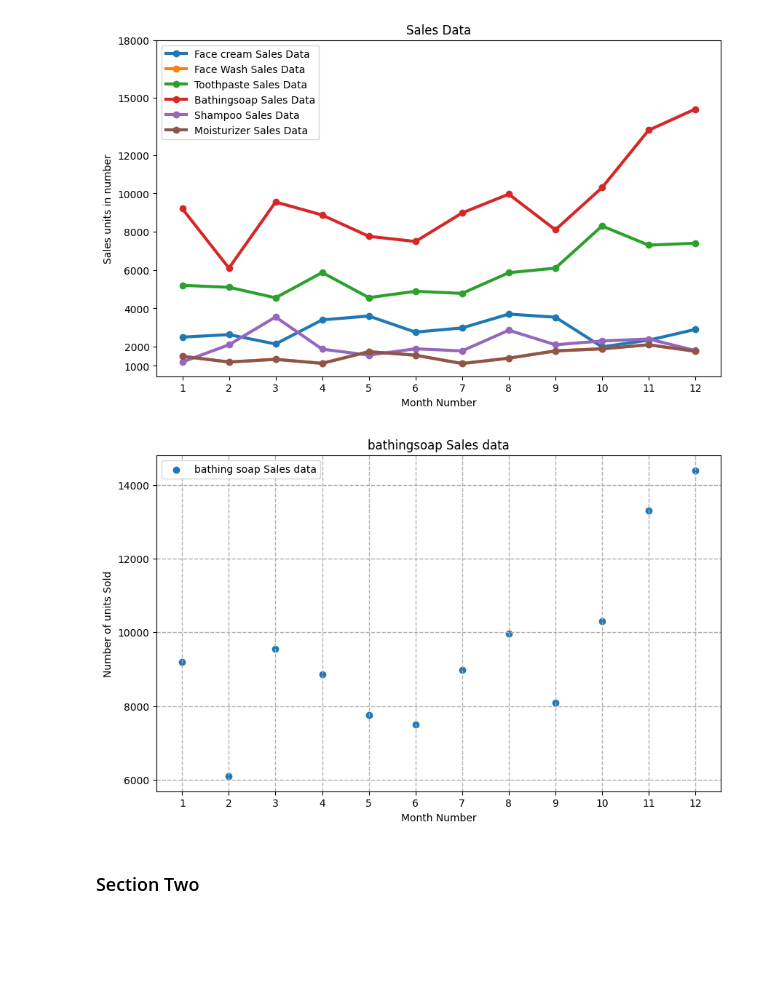
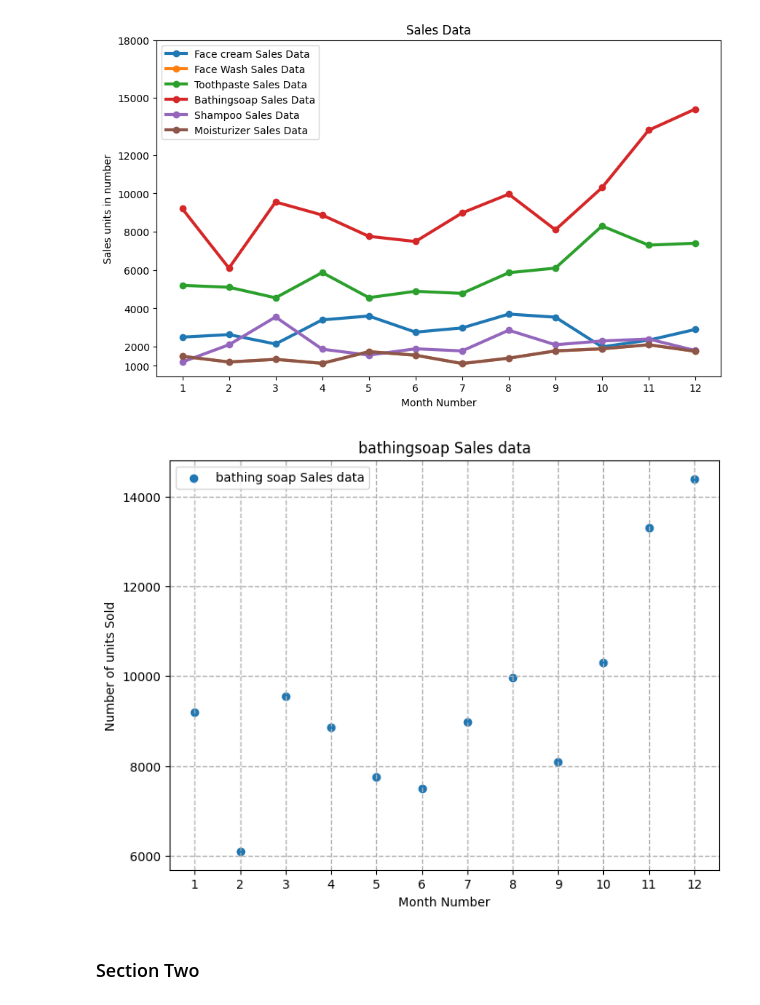
Before and after one commit to TitaList/SBA-386, a Jupyter notebook: sba.ipynb, the cells around one changed output. Saved outputs shown, nothing was run; the diff lists cells and outputs as text; code cells hidden in the pictures; blank space fills up the shorter version.

```diff
--- a/sba.ipynb
+++ b/sba.ipynb
@@ -190,26 +187,26 @@ plt.show()
 # %%
 # 10. Read “bathingsoap” sales data for each month and show it using a scatter plot.
 
 
-plt.figure(figsize=(10, 6))
+plt.figure(figsize=(8, 6))
 
 plt.scatter(df['month_number'], df['bathingsoap'], label='bathing soap Sales data')
 
-# Set the labels and title
+
 plt.xlabel('Month Number')
 plt.ylabel('Number of units Sold')
 plt.title('bathingsoap Sales data')
 
 
 plt.grid(True, linewidth=1, linestyle="--")
 
 
 plt.legend(loc='upper left')
 plt.xticks(df['month_number'])
 
 plt.show()
 # %% [output]
-[figure, old version]
+[figure, new version]
 # %% [markdown]
 ### Section Two
 # %%
```
Also changed, not shown: parts of 10 cells of this notebook.
